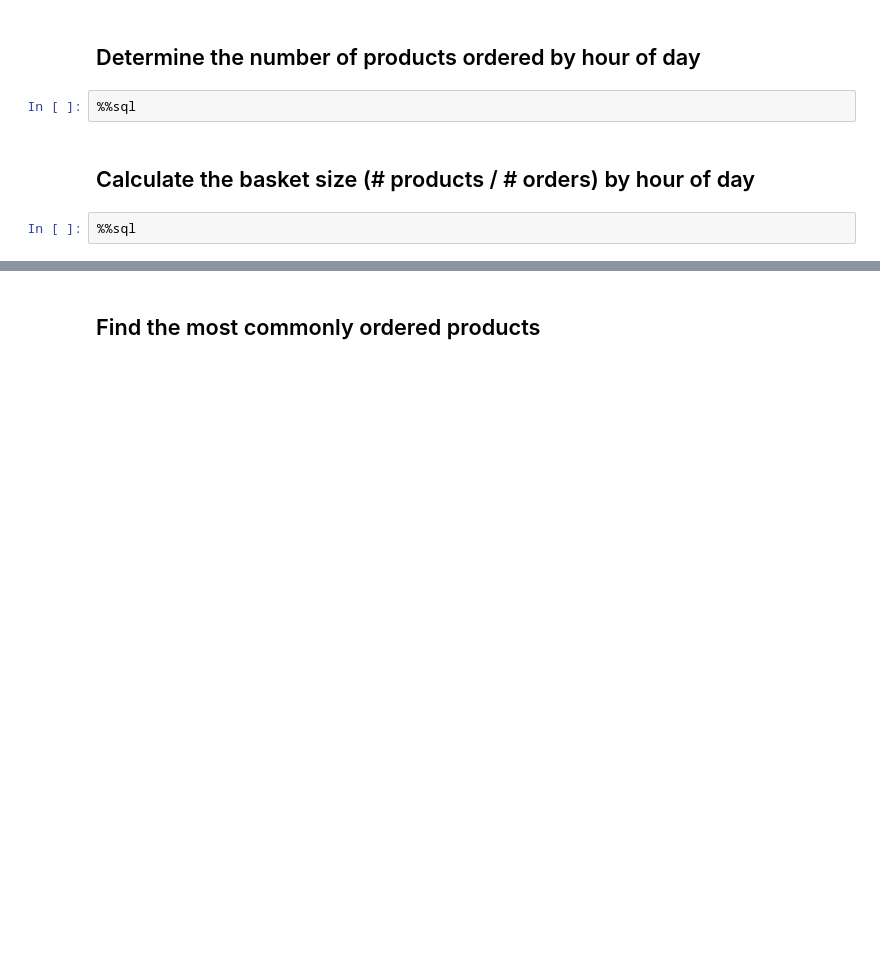
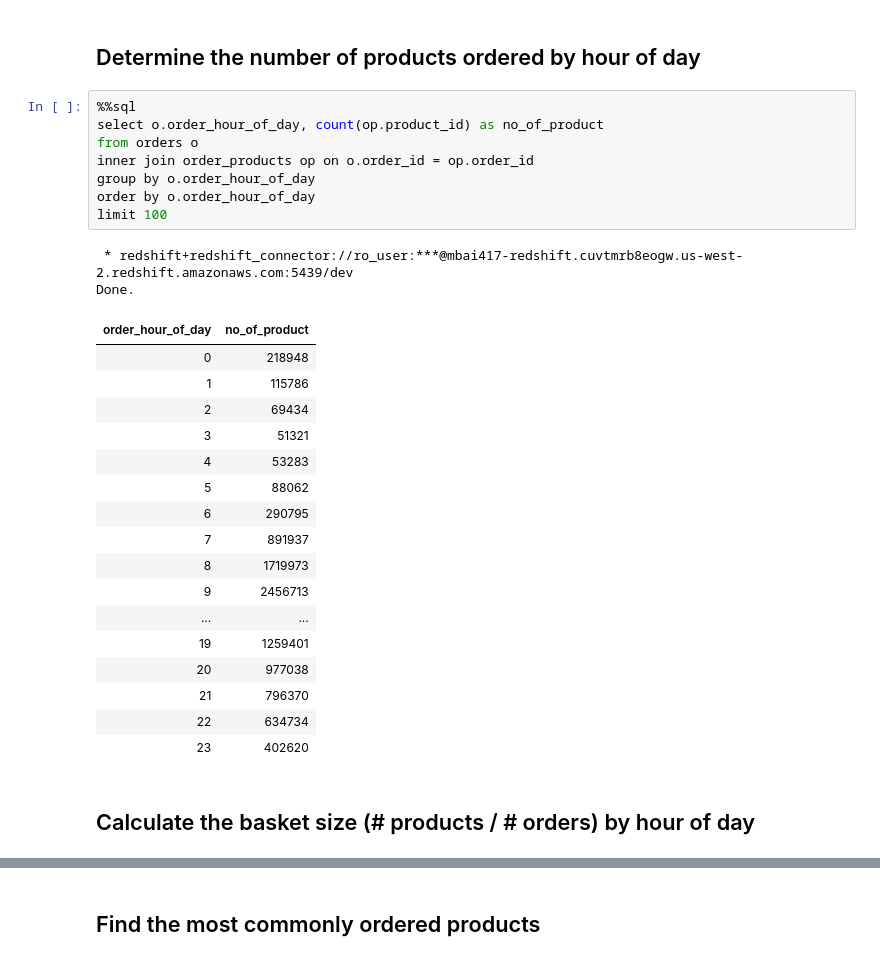
Before and after one commit to bharti0204/Hackathon_Python, a Jupyter notebook: data-models-databases/homework/Homework Assignment 1.ipynb, the cells around one changed output, grey strips where cells are left out. Drawn from its saved outputs; the diff is of its cells as text; blank space fills up the shorter version.

```diff
--- a/data-models-databases/homework/Homework Assignment 1.ipynb
+++ b/data-models-databases/homework/Homework Assignment 1.ipynb
@@ -90,9 +85,33 @@ Done.
 | 23 | 40043 |
 # %% [markdown]
 ## Determine the number of products ordered by hour of day
-# %%
-%%sql
+# %%
+%%sql
+select o.order_hour_of_day, count(op.product_id) as no_of_product
+from orders o
+inner join order_products op on o.order_id = op.order_id
+group by o.order_hour_of_day
+order by o.order_hour_of_day
+limit 100
+# %% [output]
+ * redshift+redshift_connector://ro_user:***@mbai417-redshift.cuvtmrb8eogw.us-west-2.redshift.amazonaws.com:5439/dev
+Done.
+| order_hour_of_day | no_of_product |
+| 0 | 218948 |
+| 1 | 115786 |
+| 2 | 69434 |
+| 3 | 51321 |
+| 4 | 53283 |
+| 5 | 88062 |
+| 6 | 290795 |
+| 7 | 891937 |
+| 8 | 1719973 |
+| 9 | 2456713 |
+| ... | ... |
+| 19 | 1259401 |
+| 20 | 977038 |
+| 21 | 796370 |
+| 22 | 634734 |
+| 23 | 402620 |
 # %% [markdown]
 ## Calculate the basket size (# products / # orders) by hour of day
-# %%
-%%sql
```
Also changed, not shown: parts of 8 cells of this notebook.
